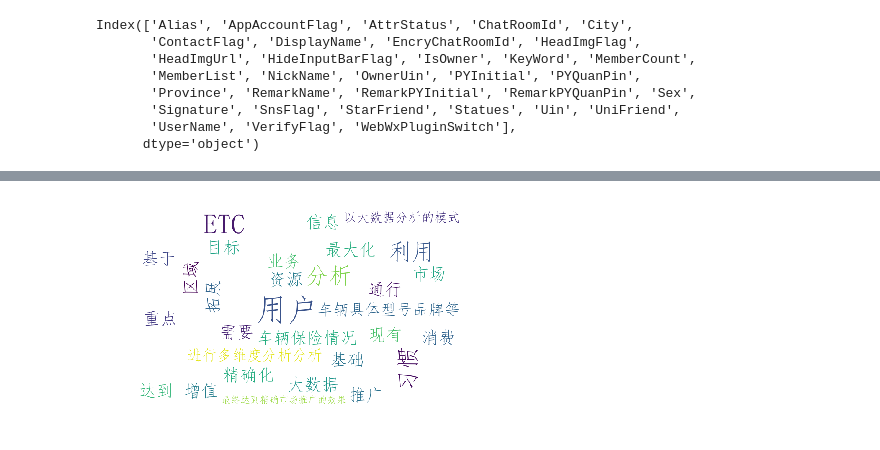
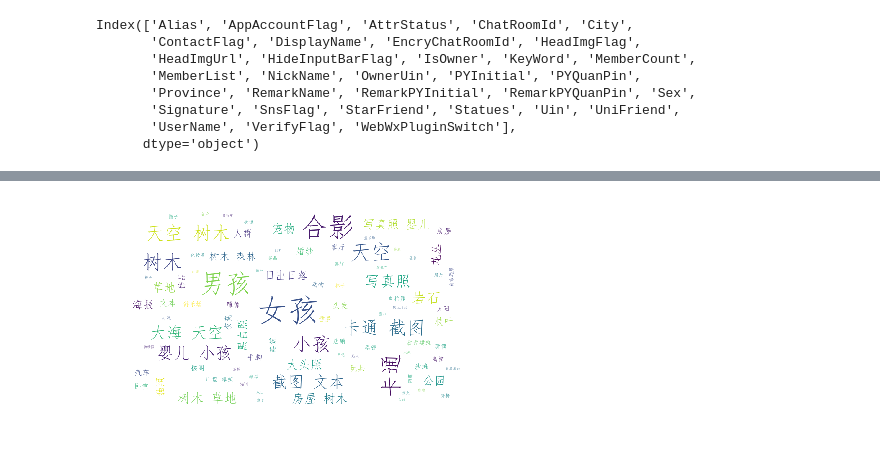
Before and after one commit to polarbear611/Data-Analysis, a Jupyter notebook: Wechat/wechat_friends.ipynb, the cells around one changed output, grey strips where cells are left out. Drawn from its saved outputs; the diff is of its cells as text; code cells hidden in the pictures.

```diff
--- a/Wechat/wechat_friends.ipynb
+++ b/Wechat/wechat_friends.ipynb
@@ -85,3 +62,20 @@ Name: UserName, dtype: object
+# %%
+import os.path
+img_dir = "./head_img/"
+for index, friend in enumerate(friends):
+    #好友如果加了备注，取备注作为friend_name,否则使用昵称
+    friend_name = friend['RemarkName'] if friend['RemarkName'] else friend['NickName']
+    head_img_file = friend_name + '.jpg'
+    head_img_path = os.path.abspath(os.path.join(img_dir, head_img_file))
+    if not os.path.exists(head_img_path):
+        print("Getting head image of {}".format(friend_name))
+        head_img_file = img_dir + friend_name + '.jpg'
+        #获取头像文件并保存，参数为好友的'UserName'字段
+        imgData = itchat.get_head_img(userName = friend['UserName'])
+        with open(head_img_file, 'wb') as f:
+            f.write(imgData)
+    else:
+        print("Head image file of {} already exists.".format(friend_name))
 # %%
 from functools import reduce
 tag = youtu.imagetag('cj.jpg')
@@ -90,3 +124,20 @@ img_tags = tags.encode('iso8859-1').decode('utf-8')
+# %%
+friends_tags = ""
+tags_json = {}
+for file_name in os.listdir(img_dir):
+    file_path = os.path.abspath(os.path.join(img_dir, file_name))
+    friend_name = os.path.splitext(file_name)[0]
+    try:
+        tag = youtu.imagetag(file_path)
+        #friend_tags = ','.join(list(map(lambda x:x['tag_name'], tag['tags'])))
+        tags = list(map(lambda x:x['tag_name'].encode('iso8859-1').decode('utf-8'), tag['tags']))
+        tags_json[friend_name] = tags
+        friend_tags = ','.join(list(map(lambda x:x['tag_name'].encode('iso8859-1').decode('utf-8'), tag['tags'])))
+        print(friend_name, friend_tags)
+        friends_tags += friend_tags + ','
+    except Exception as e:
+        print(e)
+print(friends_tags)
 # %%
 import numpy as np
 from PIL import Image
@@ -93,0 +171,6 @@ from wordcloud import WordCloud
+# %%
+import pandas as pd
+s_tag = pd.Series(tag_counter)
+s_tag = s_tag.sort_values(ascending=False)
+plt.rc('font', family='SimHei', size=13)
+s_tag[:10].plot(kind='bar')
@@ -94,20 +180,21 @@ from wordcloud import WordCloud
 # %%
-back_coloring = np.array(Image.open('round.jpg'))
+from wordcloud import WordCloud
+#back_coloring = np.array(Image.open('round.jpg'))
 wordcloud = WordCloud(
         font_path='simfang.ttf',
         background_color="white",
         max_words=1200,
         mask=None,
         max_font_size=75,
         random_state=45,
         width=800,
         height=480,
         margin=15
     )
 
-wordcloud.generate('基于,ETC,增值,业务,拓展,的,需要，为,分析,ETC,用户,消费,习惯，达到,精确化,市场,推广、最大化,利用,现有,用户,资源,的,目标，利用,ETC,用户,基础,信息,大数据，重点,分析,用户,习惯,通行,区域、车辆保险情况、车辆具体型号品牌等，进行多维度分析分析，以大数据分析的模式，最终达到精确市场推广的效果')
+wordcloud.generate(friends_tags)
 plt.imshow(wordcloud)
 plt.axis("off")
 plt.show()
 # %% [output]
-[figure, old version]
+[figure, new version]
```
Also changed, not shown: parts of 14 cells of this notebook, 2 other files.
